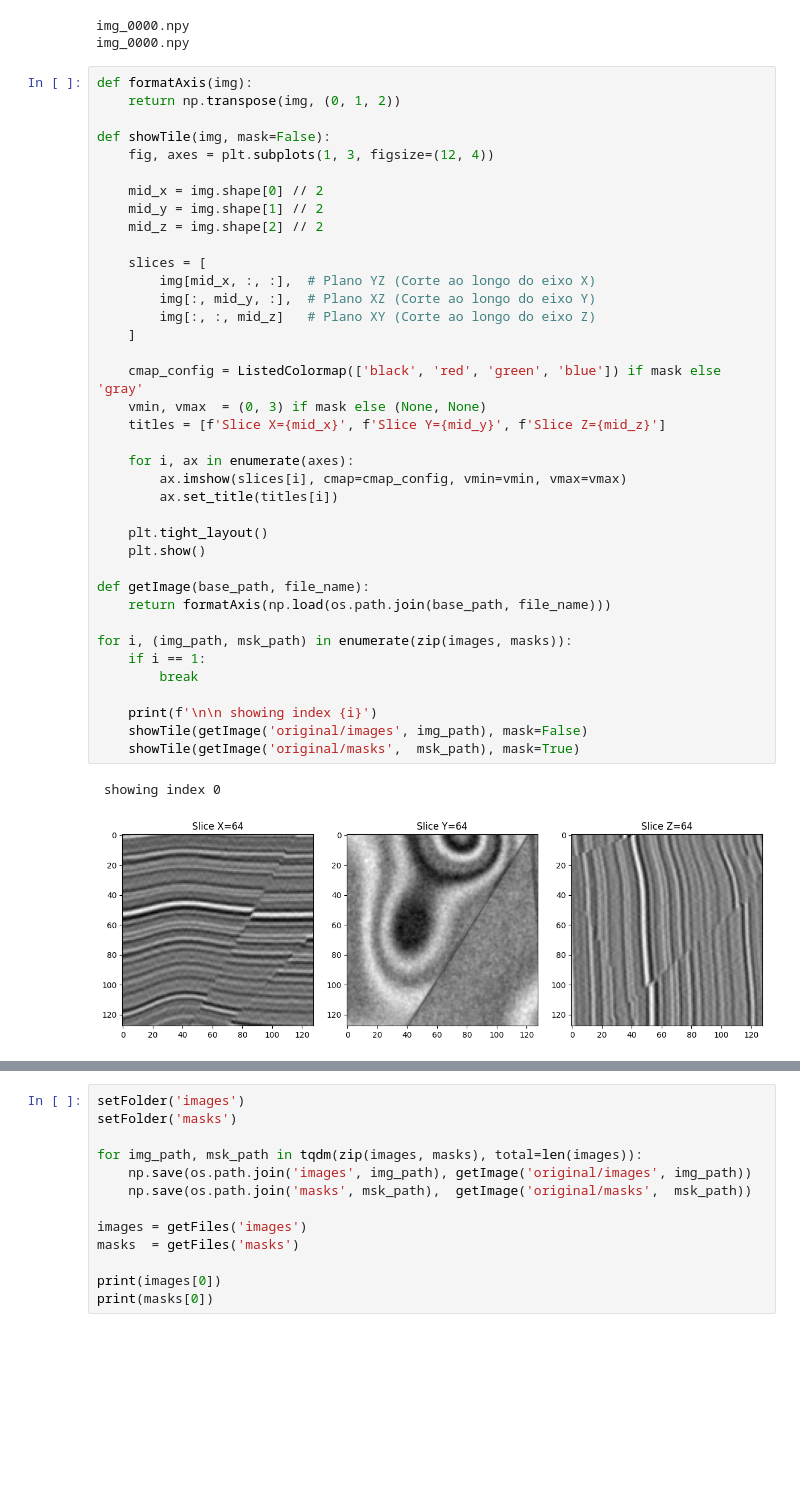
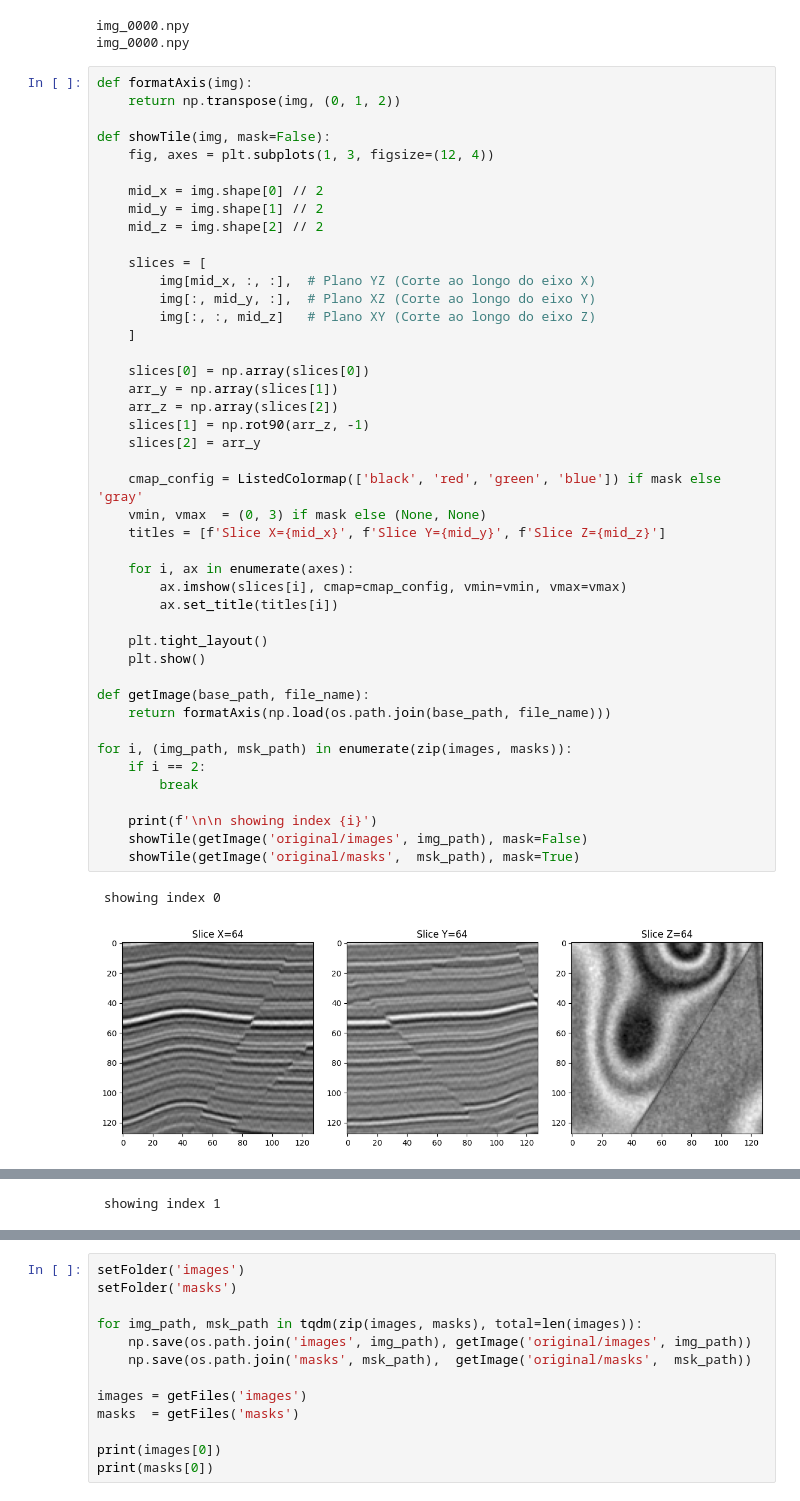
Before and after one commit to KlaussMarchi/Falhas, a Jupyter notebook: Dataset/dataset1/Format.ipynb, the cells around one changed output, grey strips where cells are left out. Saved outputs shown, nothing was run; the diff lists cells and outputs as text; blank space fills up the shorter version.

```diff
--- a/Dataset/dataset1/Format.ipynb
+++ b/Dataset/dataset1/Format.ipynb
@@ -59,32 +61,38 @@ def showTile(img, mask=False):
     mid_z = img.shape[2] // 2
 
     slices = [
         img[mid_x, :, :],  # Plano YZ (Corte ao longo do eixo X)
         img[:, mid_y, :],  # Plano XZ (Corte ao longo do eixo Y)
         img[:, :, mid_z]   # Plano XY (Corte ao longo do eixo Z)
     ]
 
+    slices[0] = np.array(slices[0])
+    arr_y = np.array(slices[1])
+    arr_z = np.array(slices[2])
+    slices[1] = np.rot90(arr_z, -1)
+    slices[2] = arr_y
+
     cmap_config = ListedColormap(['black', 'red', 'green', 'blue']) if mask else 'gray'
     vmin, vmax  = (0, 3) if mask else (None, None)
     titles = [f'Slice X={mid_x}', f'Slice Y={mid_y}', f'Slice Z={mid_z}']
 
     for i, ax in enumerate(axes):
         ax.imshow(slices[i], cmap=cmap_config, vmin=vmin, vmax=vmax)
         ax.set_title(titles[i])
 
     plt.tight_layout()
     plt.show()
 
 def getImage(base_path, file_name):
     return formatAxis(np.load(os.path.join(base_path, file_name)))
 
 for i, (img_path, msk_path) in enumerate(zip(images, masks)):
-    if i == 1:
+    if i == 2:
         break
 
     print(f'\n\n showing index {i}')
     showTile(getImage('original/images', img_path), mask=False)
     showTile(getImage('original/masks',  msk_path), mask=True)
 # %% [output]
  showing index 0
-[figure, old version]
+[figure, new version]
@@ -91,0 +100 @@ for i, (img_path, msk_path) in enumerate(zip(images, masks)):
+ showing index 1
```
Also changed, not shown: parts of 6 cells of this notebook, 20 other files.
